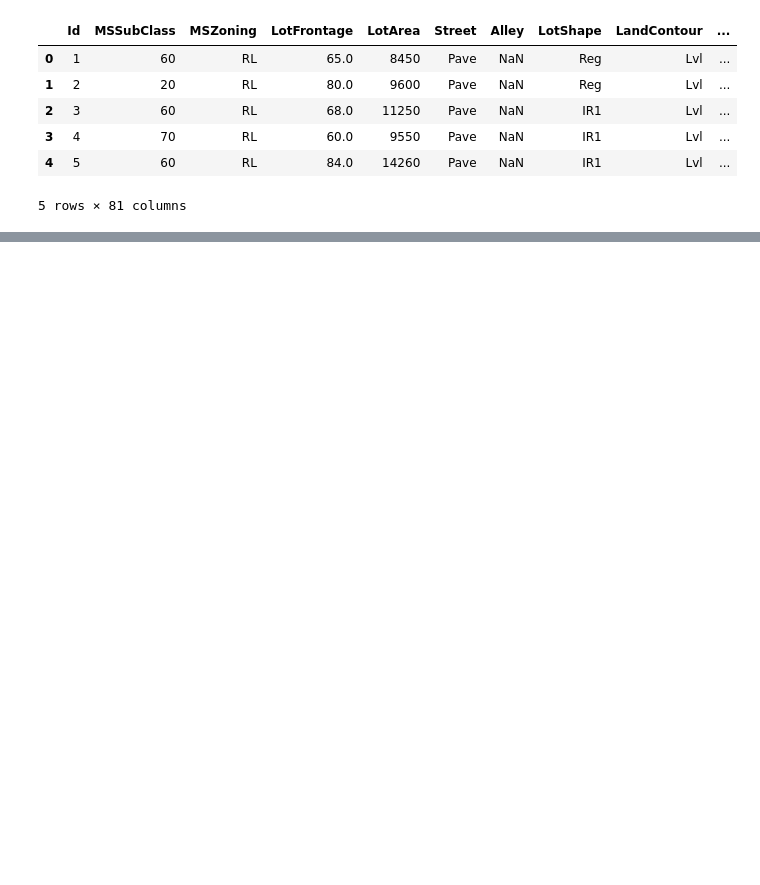
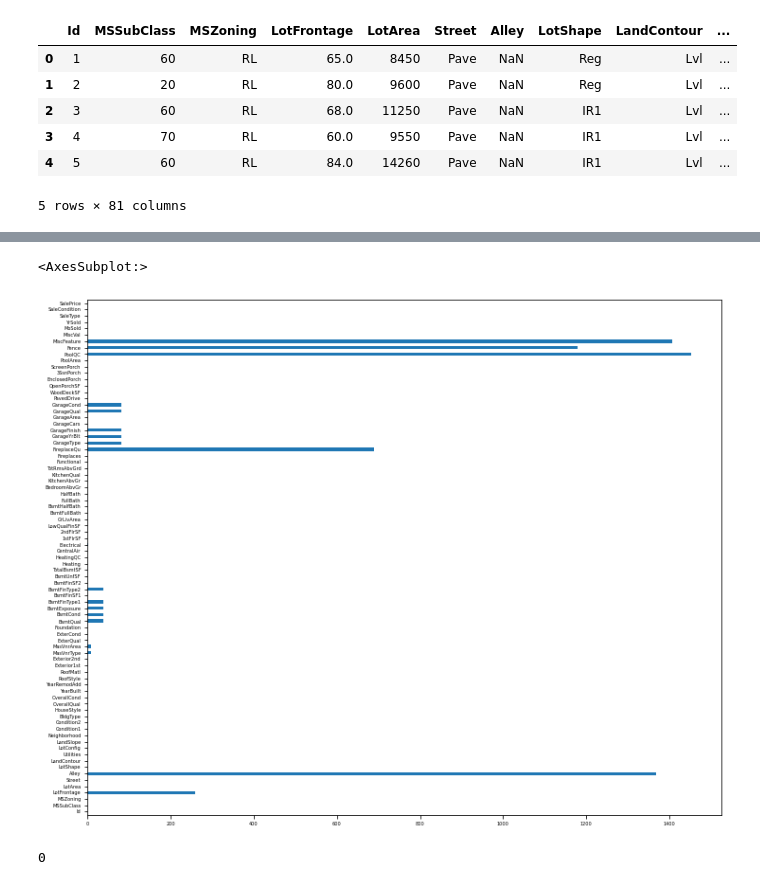
Before and after one commit to shauray8/price-predictions, a Jupyter notebook: Untitled.ipynb, the cells around one changed output, grey strips where cells are left out. Saved outputs shown, nothing was run; the diff lists cells and outputs as text; code cells hidden in the pictures; blank space fills up the shorter version.

```diff
--- a/Untitled.ipynb
+++ b/Untitled.ipynb
@@ -18,0 +31,11 @@ df_train.head()
+# %%
+null_count = df_train.isnull().sum()
+# %%
+null_count.plot(kind = "barh", figsize=(12,10), fontsize = 5)
+# %% [output]
+<AxesSubplot:>
+[figure, added]
+# %%
+df_train.SalePrice.isnull().sum()
+# %% [output]
+0
```
Also changed, not shown: parts of 15 cells of this notebook.
